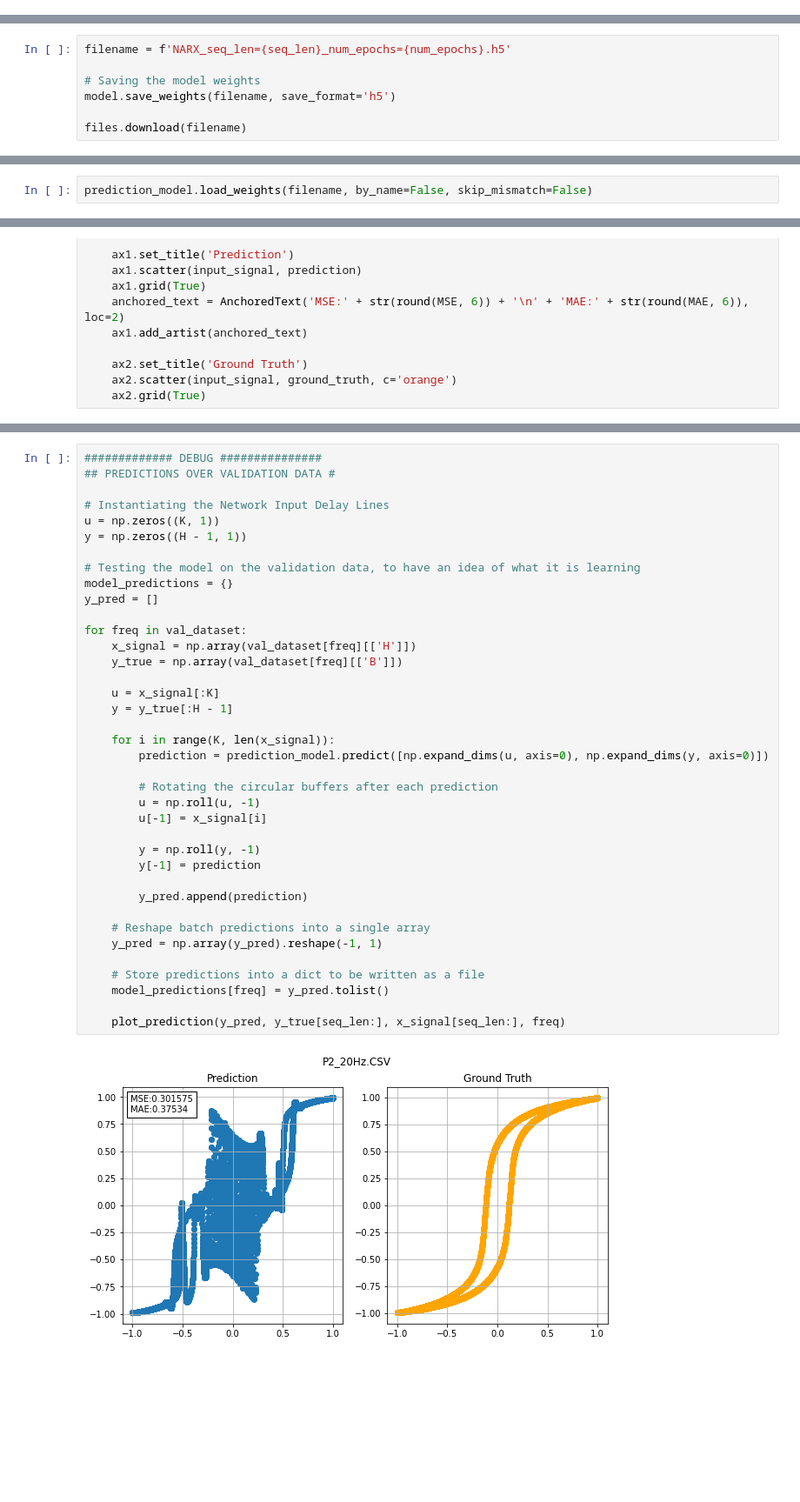
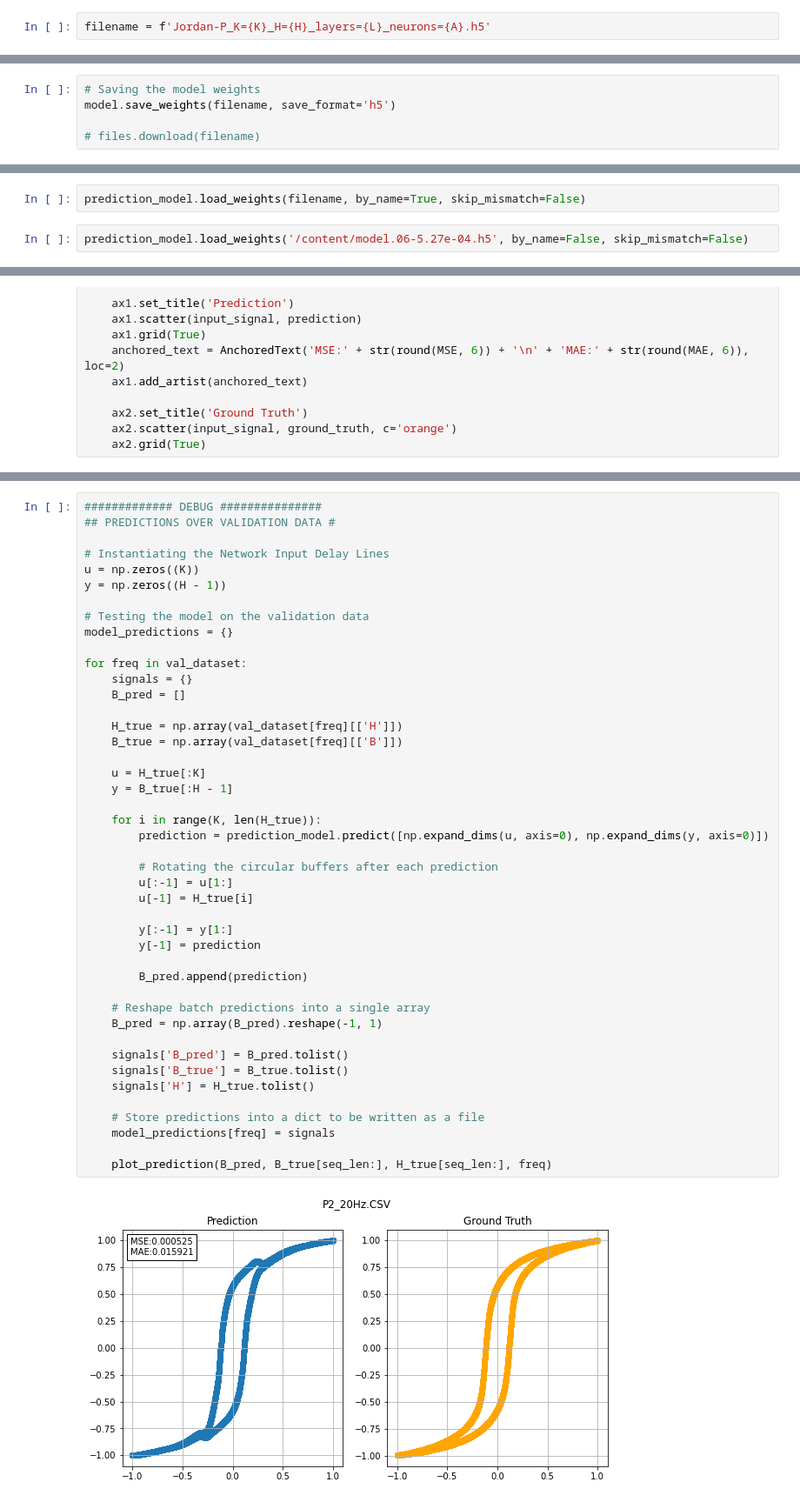
Before and after one commit to olivieromassi/Hysteresis-Modelling-with-Neural-Networks, a Jupyter notebook: NARXModelTraining.ipynb, the cells around one changed output, grey strips where cells are left out. Shown at 87% size. Saved outputs shown, nothing was run; the diff lists cells and outputs as text; blank space fills up the shorter version.

```diff
--- a/NARXModelTraining.ipynb
+++ b/NARXModelTraining.ipynb
@@ -411,0 +876,2 @@ Epoch 10/10
+# %%
+filename = f'Jordan-P_K={K}_H={H}_layers={L}_neurons={A}.h5'
@@ -416,7 +985,5 @@ Set the model's name and save it
 # %%
-filename = f'NARX_seq_len={seq_len}_num_epochs={num_epochs}.h5'
-
 # Saving the model weights
 model.save_weights(filename, save_format='h5')
 
-files.download(filename)
+# files.download(filename)
@@ -482,7 +1036,9 @@ ________________________________________________________________________________
 # %% [markdown]
 Take the weights from the just trained model:
 # %%
-prediction_model.load_weights(filename, by_name=False, skip_mismatch=False)
+prediction_model.load_weights(filename, by_name=True, skip_mismatch=False)
+# %%
+prediction_model.load_weights('/content/model.06-5.27e-04.h5', by_name=False, skip_mismatch=False)
 # %% [markdown]
 The following method is used to plot model predictions vs. ground truth, with some additional metrics as MSE and MAE.
 # %%
@@ -519,40 +1075,46 @@ plot_prediction(predictions, val_dataset['P2_20Hz.CSV']['B'][seq_len - 1:], val_
 # %%
 ############# DEBUG ###############
 ## PREDICTIONS OVER VALIDATION DATA #
 
 # Instantiating the Network Input Delay Lines
-u = np.zeros((K, 1))
-y = np.zeros((H - 1, 1))
+u = np.zeros((K))
+y = np.zeros((H - 1))
 
-# Testing the model on the validation data, to have an idea of what it is learning
+# Testing the model on the validation data
 model_predictions = {}
-y_pred = []
 
 for freq in val_dataset:
-    x_signal = np.array(val_dataset[freq][['H']])
-    y_true = np.array(val_dataset[freq][['B']])
+    signals = {}
+    B_pred = []
 
-    u = x_signal[:K]
-    y = y_true[:H - 1]
+    H_true = np.array(val_dataset[freq][['H']])
+    B_true = np.array(val_dataset[freq][['B']])
 
-    for i in range(K, len(x_signal)):
+    u = H_true[:K]
+    y = B_true[:H - 1]
+
+    for i in range(K, len(H_true)):
         prediction = prediction_model.predict([np.expand_dims(u, axis=0), np.expand_dims(y, axis=0)])
 
         # Rotating the circular buffers after each prediction
-        u = np.roll(u, -1)
-        u[-1] = x_signal[i]
+        u[:-1] = u[1:]
+        u[-1] = H_true[i]
 
-        y = np.roll(y, -1)
+        y[:-1] = y[1:]
         y[-1] = prediction
 
-        y_pred.append(prediction)
+        B_pred.append(prediction)
 
     # Reshape batch predictions into a single array
-    y_pred = np.array(y_pred).reshape(-1, 1)
+    B_pred = np.array(B_pred).reshape(-1, 1)
+
+    signals['B_pred'] = B_pred.tolist()
+    signals['B_true'] = B_true.tolist()
+    signals['H'] = H_true.tolist()
 
     # Store predictions into a dict to be written as a file
-    model_predictions[freq] = y_pred.tolist()
+    model_predictions[freq] = signals
 
-    plot_prediction(y_pred, y_true[seq_len:], x_signal[seq_len:], freq)
+    plot_prediction(B_pred, B_true[seq_len:], H_true[seq_len:], freq)
 # %% [output]
-[figure, old version]
+[figure, new version]
```
Also changed, not shown: parts of 68 cells of this notebook.
